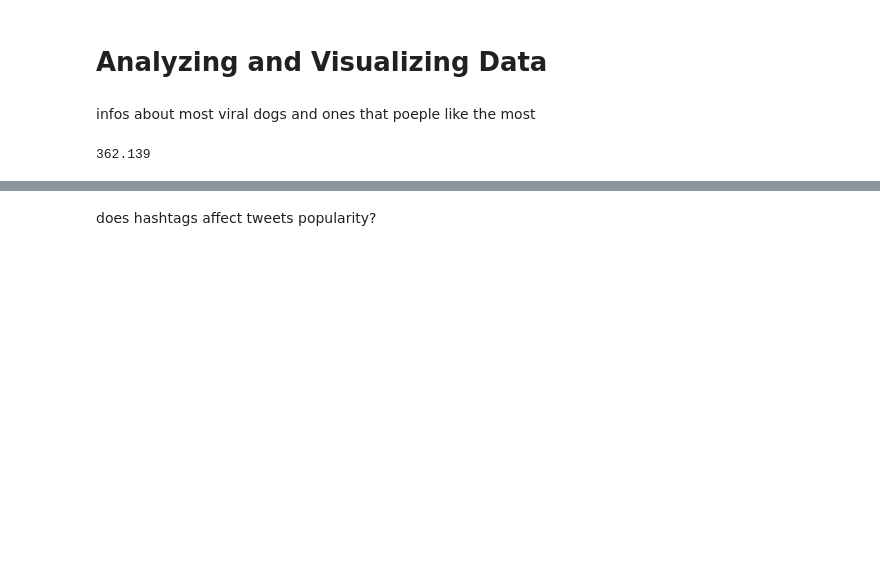
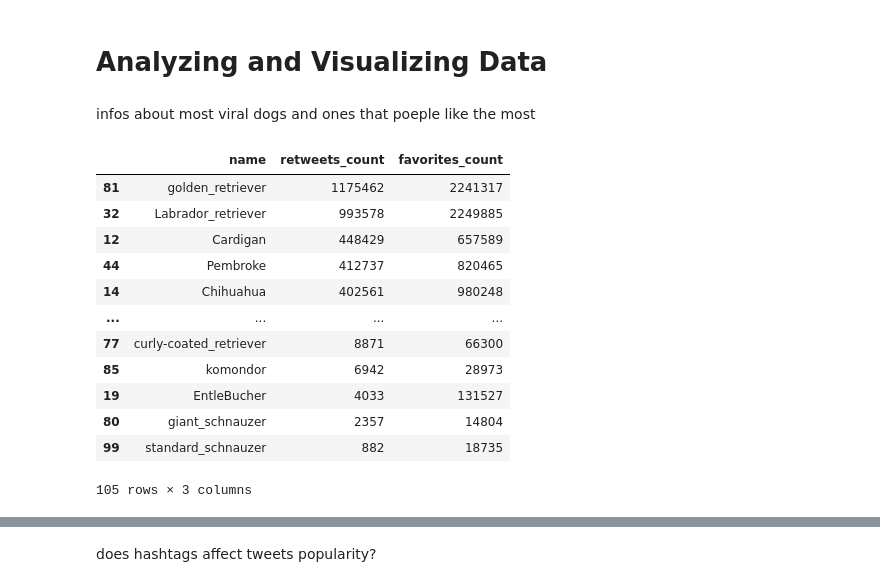
Before and after one commit to mmedhat2/Projects, a Jupyter notebook: Data-Analysis/Twitter-dataset-analysis/twittercode.ipynb, the cells around one changed output, grey strips where cells are left out. Saved outputs shown, nothing was run; the diff lists cells and outputs as text; code cells hidden in the pictures; blank space fills up the shorter version.

```diff
--- a/Data-Analysis/Twitter-dataset-analysis/twittercode.ipynb
+++ b/Data-Analysis/Twitter-dataset-analysis/twittercode.ipynb
@@ -431,36 +429,48 @@ newdf2.dropna()
 # **Analyzing and Visualizing Data**
 # %% [markdown]
 infos about most viral dogs and ones that poeple like the most
-# %%
-x['favorites_count'].min()/1000
-# %% [output]
-362.139
 # %%
 
 #count for favourite for each dog
 Dogsfav1 = pd.DataFrame(newdf2.groupby('p1')['favorite_count'].sum()).reset_index().rename(columns={'p1':'name'})
 Dogsfav2 = pd.DataFrame(newdf2.groupby('p2')['favorite_count'].sum()).reset_index().rename(columns={'p2':'name'})
 Dogsfav3 = pd.DataFrame(newdf2.groupby('p3')['favorite_count'].sum()).reset_index().rename(columns={'p3':'name'})
 
 Dogsfavs = pd.merge(Dogsfav1,Dogsfav2,on='name')
 Dogsfavourites = pd.merge(Dogsfavs,Dogsfav3,on='name')
 Dogsfavourites['favorites_count'] = Dogsfavourites[['favorite_count_x','favorite_count_y','favorite_count']].sum(1)
 Dogsfavourites.sort_values(by='favorites_count',ascending=False)
 
 
 #count of retweets for each dog
 Dogsretweet1 = pd.DataFrame(newdf2.groupby('p1')['retweet_count'].sum()).reset_index().rename(columns={'p1':'name'})
 Dogsretweet2 = pd.DataFrame(newdf2.groupby('p2')['retweet_count'].sum()).reset_index().rename(columns={'p2':'name'})
 Dogsretweet3 = pd.DataFrame(newdf2.groupby('p3')['retweet_count'].sum()).reset_index().rename(columns={'p3':'name'})
 
 DogsRetweets1 = pd.merge(Dogsretweet1,Dogsretweet2,on='name')
 DogsRetweetsfinal = pd.merge(DogsRetweets1,Dogsretweet2,on='name')
 DogsRetweetsfinal['retweets_count'] = DogsRetweetsfinal[['retweet_count_x','retweet_count_y','retweet_count']].sum(1)
 
 
 #merging the two dataframes
 
 DogsInfos = pd.merge(DogsRetweetsfinal,Dogsfavourites,on='name')
 DogsInfos.drop(columns=['retweet_count_x','retweet_count_y','retweet_count'
                                ,'favorite_count_x','favorite_count_y','favorite_count'],inplace=True)
 DogsInfos = DogsInfos.sort_values(by=['retweets_count','favorites_count'],ascending=[False,False])
+
+DogsInfos
+# %% [output]
+|  | name | retweets_count | favorites_count |
+| 81 | golden_retriever | 1175462 | 2241317 |
+| 32 | Labrador_retriever | 993578 | 2249885 |
+| 12 | Cardigan | 448429 | 657589 |
+| 44 | Pembroke | 412737 | 820465 |
+| 14 | Chihuahua | 402561 | 980248 |
+| ... | ... | ... | ... |
+| 77 | curly-coated_retriever | 8871 | 66300 |
+| 85 | komondor | 6942 | 28973 |
+| 19 | EntleBucher | 4033 | 131527 |
+| 80 | giant_schnauzer | 2357 | 14804 |
+| 99 | standard_schnauzer | 882 | 18735 |
+105 rows × 3 columns
```
Also changed, not shown: parts of 10 cells of this notebook.
